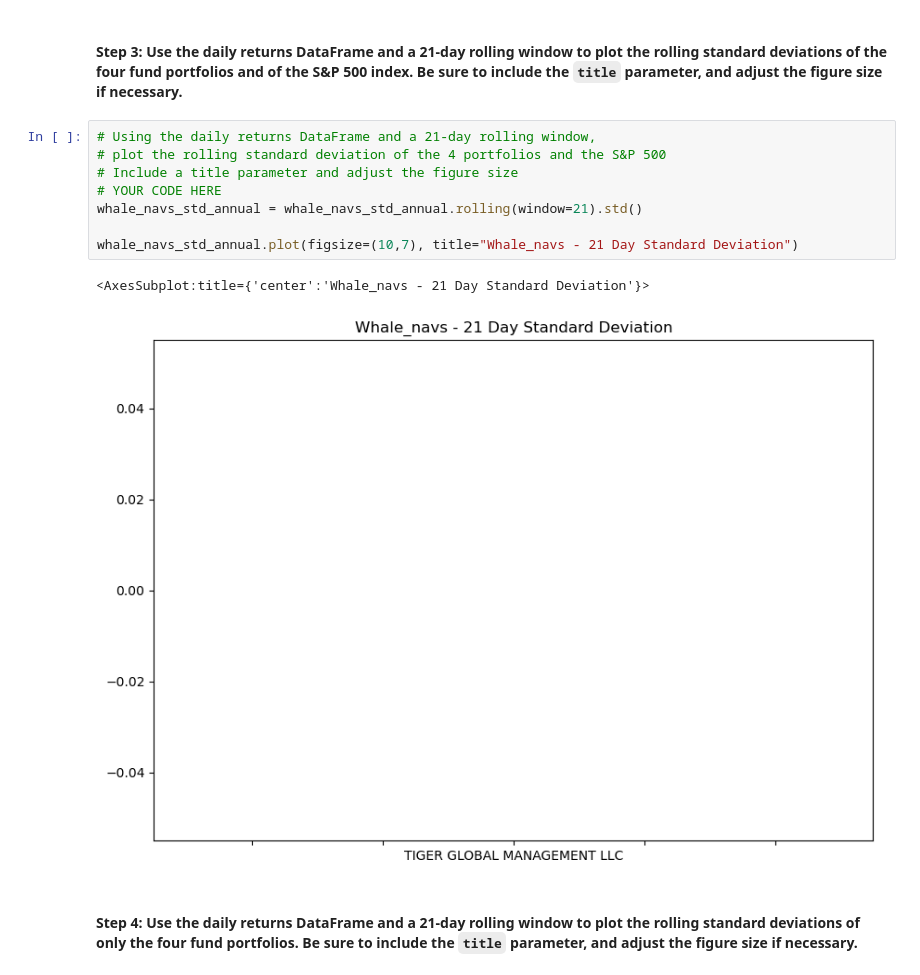
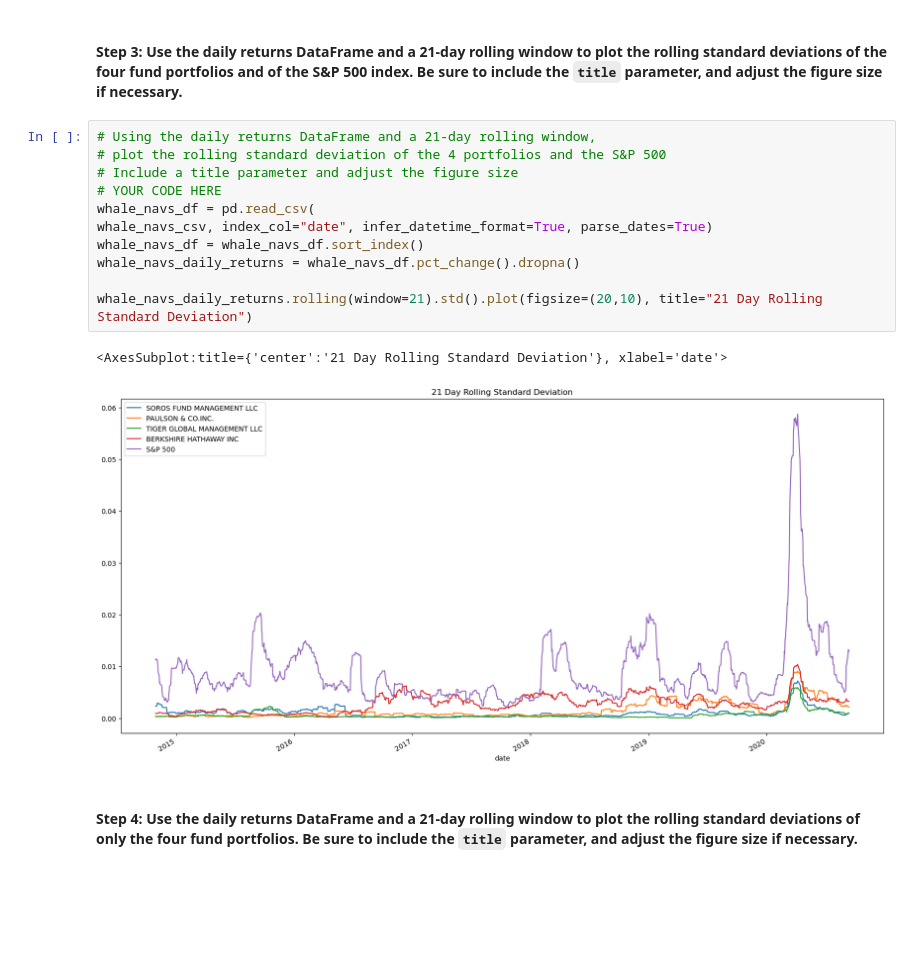
Before and after one commit to Jordan580-web/Module-4-Challenge, a Jupyter notebook: Module 4 Challenge/Starter_Code/risk_return_analysis.ipynb, the cells around one changed output. Saved outputs shown, nothing was run; the diff lists cells and outputs as text; blank space fills up the shorter version.

```diff
--- a/Module 4 Challenge/Starter_Code/risk_return_analysis.ipynb
+++ b/Module 4 Challenge/Starter_Code/risk_return_analysis.ipynb
@@ -312,14 +311,17 @@ dtype: float64
 # %%
 # Using the daily returns DataFrame and a 21-day rolling window,
 # plot the rolling standard deviation of the 4 portfolios and the S&P 500
 # Include a title parameter and adjust the figure size
 # YOUR CODE HERE
-whale_navs_std_annual = whale_navs_std_annual.rolling(window=21).std()
+whale_navs_df = pd.read_csv(
+whale_navs_csv, index_col="date", infer_datetime_format=True, parse_dates=True)
+whale_navs_df = whale_navs_df.sort_index()
+whale_navs_daily_returns = whale_navs_df.pct_change().dropna()
 
-whale_navs_std_annual.plot(figsize=(10,7), title="Whale_navs - 21 Day Standard Deviation")
+whale_navs_daily_returns.rolling(window=21).std().plot(figsize=(20,10), title="21 Day Rolling Standard Deviation")
 # %% [output]
-<AxesSubplot:title={'center':'Whale_navs - 21 Day Standard Deviation'}>
+<AxesSubplot:title={'center':'21 Day Rolling Standard Deviation'}, xlabel='date'>
-[figure, old version]
+[figure, new version]
 # %% [markdown]
 #### Step 4: Use the daily returns DataFrame and a 21-day rolling window to plot the rolling standard deviations of only the four fund portfolios. Be sure to include the `title` parameter, and adjust the figure size if necessary.
 # %%
```
Also changed, not shown: parts of 3 cells of this notebook.
